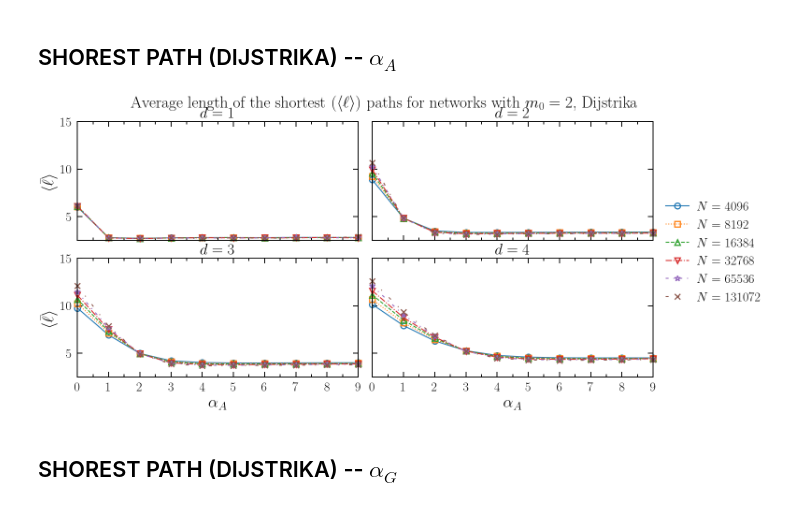
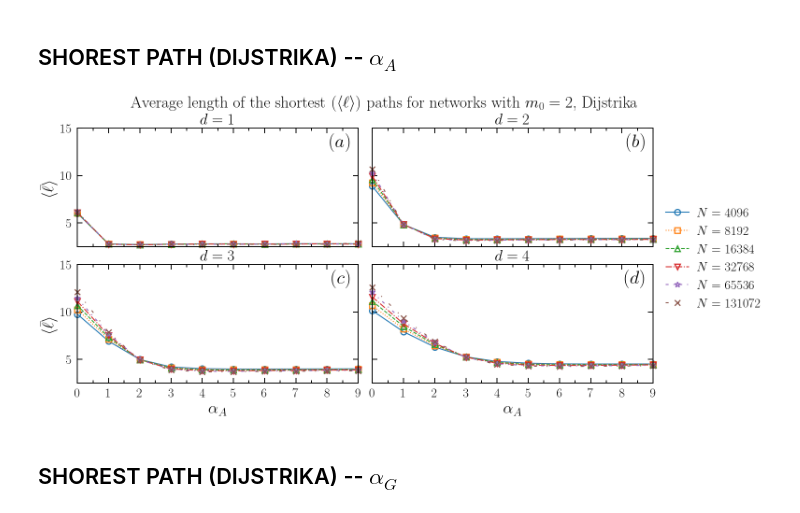
Before and after one commit to JuniorAlencar/SpatialPreferential, a Jupyter notebook: scripts/jupyter/properties.ipynb, the cells around one changed output. Saved outputs shown, nothing was run; the diff lists cells and outputs as text; code cells hidden in the pictures.

```diff
--- a/scripts/jupyter/properties.ipynb
+++ b/scripts/jupyter/properties.ipynb
@@ -121,6 +121,9 @@ ms = 9
 thickness_axes = 1.4
 mew = 1.8
 
+labels_fig = ["$(a)$", "$(b)$",
+             "$(c)$", "$(d)$"]
+
 # Ticks de x em todos os gráficos
 for idx, ax in enumerate(axes.ravel()):
     df_filter = df[(df["m0"]==m0) & (df["alpha_g"]==alpha_ag_f)].sort_values("alpha_a")
@@ -141,6 +144,8 @@ for idx, ax in enumerate(axes.ravel()):
     ax.tick_params(axis='both', which='minor',
                    length=4, width=thickness_axes, direction='in')
     ax.set_ylim(2.5, 15)
+    ax.text(0.98, 0.80, labels_fig[idx],
+        transform=ax.transAxes, ha='right', va='bottom', fontsize=29)
 
 # (mantém as “marquinhas” dos ticks em todas as colunas)
 for ax in axes.ravel():
@@ -151,41 +156,41 @@ for ax in axes[:, 0]:                                   # 1ª coluna
     ax.tick_params(axis='y', which='both', labelleft=True)   # mostra números
 
 for ax in axes[:, 1]:                                   # 2ª coluna
     ax.tick_params(axis='y', which='both', labelleft=False)  # esconde números
 
 # ---- X: mostrar números só na linha de baixo ----
 for ax in axes[0, :]:                                   # linha de cima
     ax.tick_params(axis='x', which='both', labelbottom=False)
 
 for ax in axes[1, :]:                                   # linha de baixo
     ax.set_xlabel(r"$\alpha_A$", fontsize=fs_labels)
     ax.tick_params(axis='x', which='both', labelbottom=True)
 
 fig.legend(
     labels=labels,
     loc="center left",
     bbox_to_anchor=(0.87, 0.5),  # dentro do espaço reservado por 'right=0.86'
     fontsize=20,
     frameon=False,
     borderaxespad=0.0,
     handlelength=1.8,
     handletextpad=0.6
 )
 
 fig.suptitle(
     fr"Average length of the shortest ($\langle \ell \rangle$) paths for networks with $m_0 = {m0}$, Dijstrika",
-    fontsize=25, fontweight='bold'
+    fontsize=25, fontweight='bold', y=1.0
 )
 
-# plt.savefig(
-#     shortest_path + "shortest_dijstrika_alpha_a.pdf",
-#     bbox_inches="tight",
-#     pad_inches=0.02,
-#     transparent=True
-# )
+plt.savefig(
+    shortest_path + "shortest_dijstrika_alpha_a.pdf",
+    bbox_inches="tight",
+    pad_inches=0.02,
+    transparent=True
+)
 plt.show()
 # %% [output]
-[figure, old version]
+[figure, new version]
 # %% [markdown]
 ## SHOREST PATH (DIJSTRIKA) -- $\alpha_G$
 # %%
```
Also changed, not shown: parts of 8 cells of this notebook, 4 other files.
